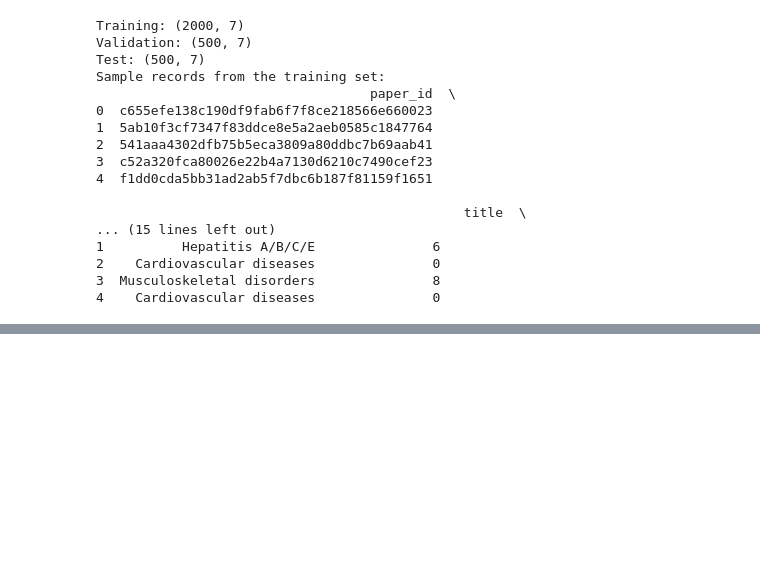
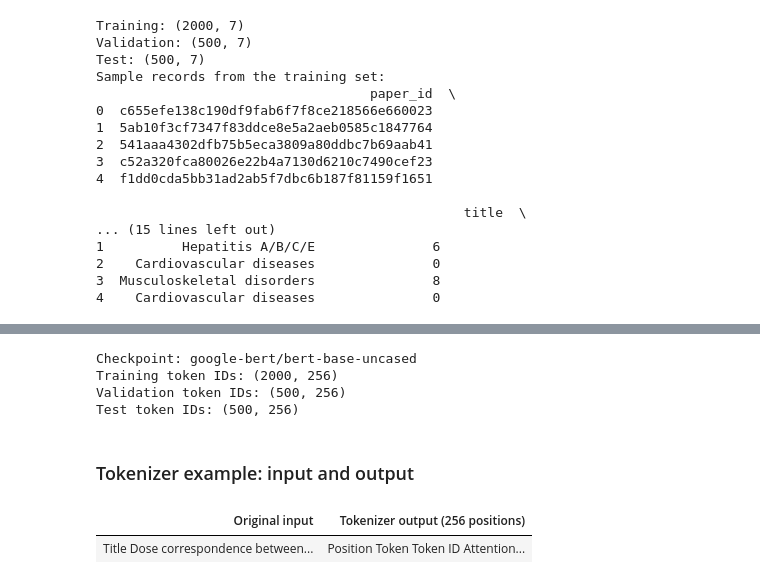
Before and after one commit to CallumGA/MIA5150-Final-Project, a Jupyter notebook: baseline_trial.ipynb, the cells around one changed output, grey strips where cells are left out. Saved outputs shown, nothing was run; the diff lists cells and outputs as text; code cells hidden in the pictures; blank space fills up the shorter version.

Commit message:
setup tokenizer

```diff
--- a/baseline_trial.ipynb
+++ b/baseline_trial.ipynb
@@ -47,0 +63,80 @@ Sample records from the training set:
+# %%
+MODEL_NAME = "google-bert/bert-base-uncased"
+MAX_LENGTH = 256
+
+tokenizer = AutoTokenizer.from_pretrained(MODEL_NAME, use_fast=True)
+
+
+def tokenize_papers(frame):
+    return tokenizer(
+        text=frame["title"].tolist(),
+        text_pair=frame["abstract"].tolist(),
+        padding="max_length",
+        truncation=True,
+        max_length=MAX_LENGTH,
+        return_tensors="pt",
+    )
+
+
+train_inputs = tokenize_papers(train)
+validation_inputs = tokenize_papers(validation)
+test_inputs = tokenize_papers(test)
+
+print("Checkpoint:", MODEL_NAME)
+print("Training token IDs:", tuple(train_inputs["input_ids"].shape))
+print("Validation token IDs:", tuple(validation_inputs["input_ids"].shape))
+print("Test token IDs:", tuple(test_inputs["input_ids"].shape))
+# %% [output]
+Checkpoint: google-bert/bert-base-uncased
+Training token IDs: (2000, 256)
+Validation token IDs: (500, 256)
+Test token IDs: (500, 256)
+# %% [markdown]
+### Tokenizer example: input and output
+# %%
+EXAMPLE_INDEX = 0
+example = train.iloc[EXAMPLE_INDEX]
+
+input_ids = train_inputs["input_ids"][EXAMPLE_INDEX].tolist()
+token_table = pd.DataFrame({
+    "Position": range(len(input_ids)),
+    "Token": tokenizer.convert_ids_to_tokens(input_ids),
+    "Token ID": input_ids,
+    "Attention": train_inputs["attention_mask"][EXAMPLE_INDEX].tolist(),
+    "Segment": train_inputs["token_type_ids"][EXAMPLE_INDEX].tolist(),
+})
+
+input_html = (
+    "<h4>Title</h4><p>" + escape(example["title"]) + "</p>"
+    "<h4>Abstract</h4><p>" + escape(example["abstract"]) + "</p>"
+)
+output_html = token_table.to_html(index=False, border=0, escape=True)
+
+# Display the full text and all token positions in two scrollable columns.
+display(HTML(f"""
+<table style="width:100%; table-layout:fixed; text-align:left;">
+  <thead>
+    <tr>
+      <th style="width:50%; text-align:left; padding:12px;">Original input</th>
+      <th style="width:50%; text-align:left; padding:12px;">Tokenizer output ({len(input_ids)} positions)</th>
+    </tr>
+  </thead>
+  <tbody>
+    <tr>
+      <td style="vertical-align:top; padding:12px;">
+        <div style="max-height:500px; overflow:auto; white-space:normal; overflow-wrap:anywhere; text-align:left;">
+          {input_html}
+        </div>
+      </td>
+      <td style="vertical-align:top; padding:12px;">
+        <div style="max-height:500px; overflow:auto; text-align:left;">
+          {output_html}
+        </div>
+      </td>
+    </tr>
+  </tbody>
+</table>
+"""))
+# %% [output]
+| Original input | Tokenizer output (256 positions) |
+| Title Dose correspondence between... | Position Token Token ID Attention... |
```
Also changed, not shown: parts of 4 cells of this notebook.
